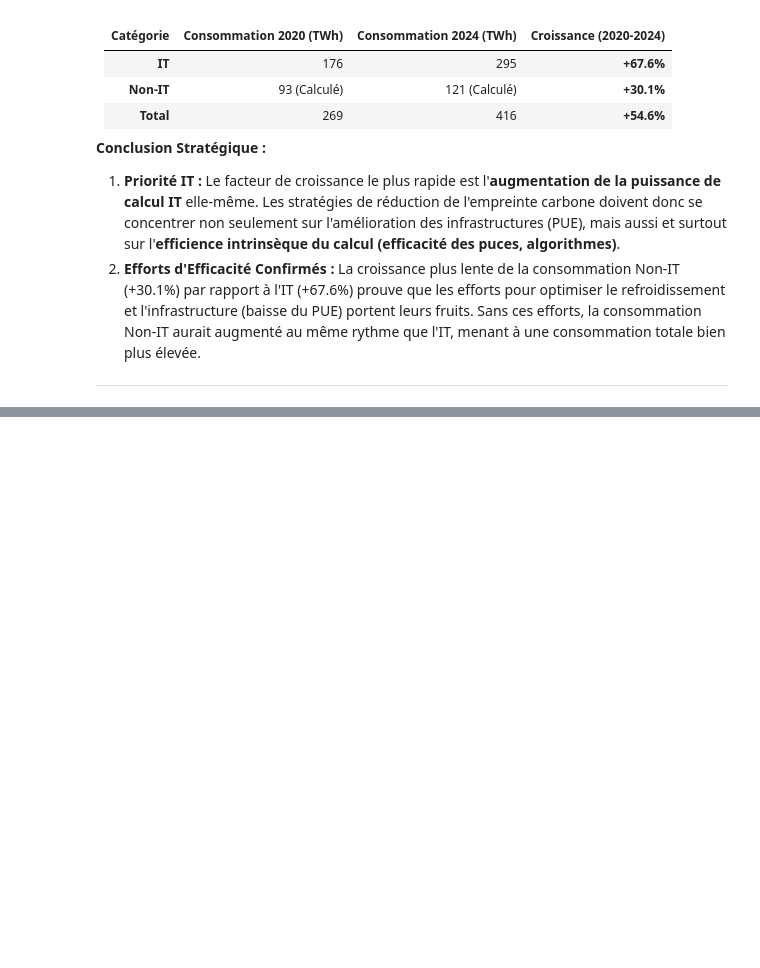
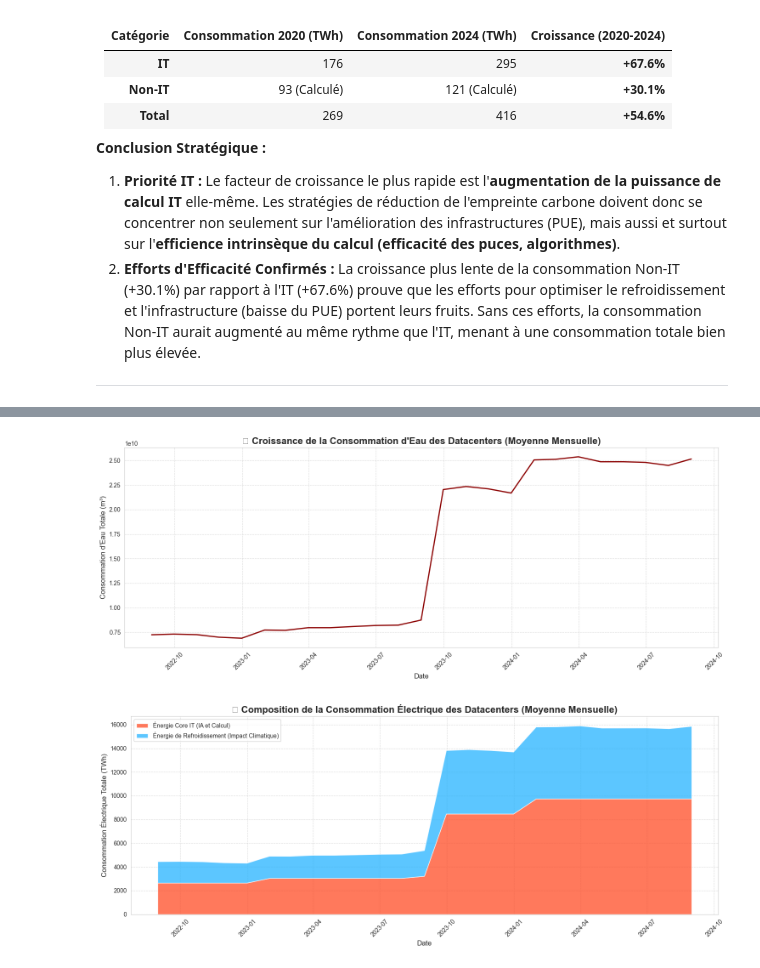
Before and after one commit to mohamedAhmedvall/EnergyWall, a Jupyter notebook: notebooks/exploration_data_daeaAI.ipynb, the cells around one changed output, grey strips where cells are left out. Drawn from its saved outputs; the diff is of its cells as text; code cells hidden in the pictures; blank space fills up the shorter version.

Commit message:
Added notebooks for african data centers ds

```diff
--- a/notebooks/exploration_data_daeaAI.ipynb
+++ b/notebooks/exploration_data_daeaAI.ipynb
@@ -816,3 +820,5 @@ Ce graphique en barres illustre la répartition de la consommation électrique t
 2.  **Efforts d'Efficacité Confirmés :** La croissance plus lente de la consommation Non-IT (+30.1%) par rapport à l'IT (+67.6%) prouve que les efforts pour optimiser le refroidissement et l'infrastructure (baisse du PUE) portent leurs fruits. Sans ces efforts, la consommation Non-IT aurait augmenté au même rythme que l'IT, menant à une consommation totale bien plus élevée.
 
 ---
+# %%
+ds = load_dataset("PengfeiLi/WaterEfficientDatasetForAfricanCountries")
@@ -818,0 +941,66 @@ Ce graphique en barres illustre la répartition de la consommation électrique t
+# %%
+
+df_water['timestamp'] = pd.to_datetime(df_water['timestamp'])
+
+df_water_indexed = df_water.set_index('timestamp')
+
+# 3. Agrégation par Mois (Resampling 'M')
+df_mensuel = df_water_indexed[[
+    'GWC_M3',
+    'Total_Energy_DC_TWh',
+    'EDC_TWh',
+    'E_refroidissement_TWh',
+    'Emissions_CO2_tonnes',
+    'Emissions_Factor_tCO2_MWh',
+    'precipitation',
+    'wetbulb_temperature',
+    'city'
+]].resample('M').mean(numeric_only=True).reset_index()
+# %%
+
+# --- ÉTAPE 2: VISUALISATION DES RÉSULTATS MENSUELS ---
+
+sns.set_style("whitegrid")
+plt.rcParams['figure.figsize'] = (15, 6)
+
+### 1. GRAPHIQUE DE LA CONSOMMATION D'EAU (GWC) - MOYENNE MENSUELLE
+plt.figure(figsize=(15, 6))
+sns.lineplot(x='timestamp', y='GWC_M3', data=df_mensuel, color='darkred', linewidth=2)
+plt.title("💧 Croissance de la Consommation d'Eau des Datacenters (Moyenne Mensuelle)",
+          fontsize=16, fontweight='bold')
+plt.xlabel("Date", fontsize=12)
+plt.ylabel("Consommation d'Eau Totale (m³)", fontsize=12)
+plt.grid(True, linestyle='--', alpha=0.7)
+plt.xticks(rotation=45)
+plt.tight_layout()
+plt.show()
+#
+
+### 2. GRAPHIQUE DE LA CONSOMMATION ÉLECTRIQUE - MOYENNE MENSUELLE
+plt.figure(figsize=(15, 6))
+
+# Création des composantes pour le graphique à aires empilées (Stack Plot)
+df_mensuel['EDC_TWh_core'] = df_mensuel['EDC_TWh']
+df_mensuel['E_refroidissement_TWh_visu'] = df_mensuel['E_refroidissement_TWh']
+
+# Utilisation du stackplot sur les données mensuelles
+plt.stackplot(df_mensuel['timestamp'],
+              df_mensuel['EDC_TWh_core'],
+              df_mensuel['E_refroidissement_TWh_visu'],
+              labels=['Énergie Core IT (IA et Calcul)', 'Énergie de Refroidissement (Impact Climatique)'],
+              colors=['#FF5733', '#33B8FF'],
+              alpha=0.8)
+
+plt.title("⚡ Composition de la Consommation Électrique des Datacenters (Moyenne Mensuelle)",
+          fontsize=16, fontweight='bold')
+plt.xlabel("Date", fontsize=12)
+plt.ylabel("Consommation Électrique Totale (TWh)", fontsize=12)
+plt.legend(loc='upper left')
+plt.grid(True, linestyle='--', alpha=0.7)
+plt.xticks(rotation=45)
+plt.tight_layout()
+plt.show()
+#
+# %% [output]
+[figure, added]
+[figure, added]
```
Also changed, not shown: parts of 20 cells of this notebook, 2 other files.
